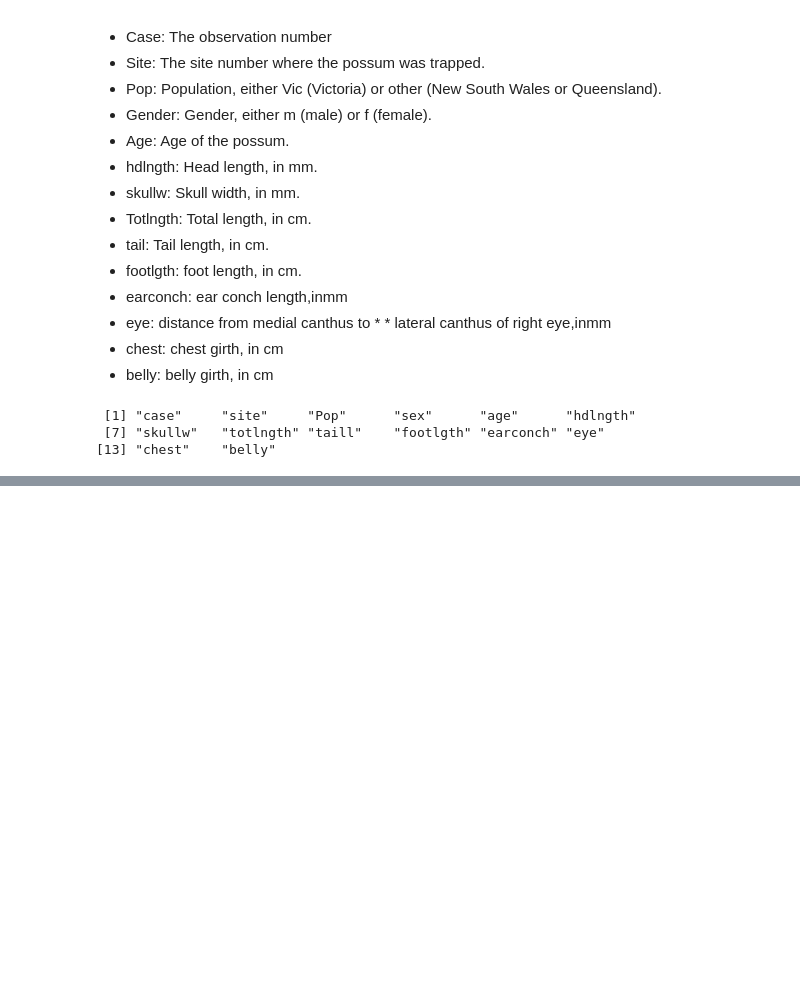
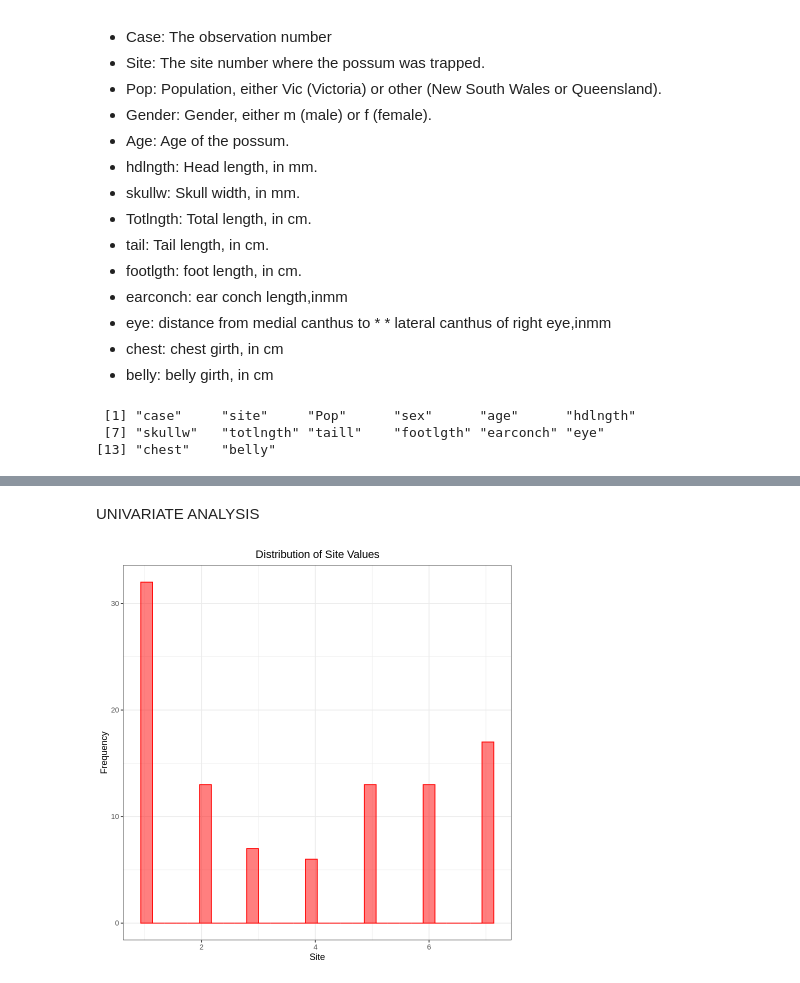
Before and after one commit to chisomruth/SAIL_FELLOWSHIP, a Jupyter notebook: Possum_regression task/Possum_cleaning.ipynb, the cells around one changed output, grey strips where cells are left out. Drawn from its saved outputs; the diff is of its cells as text; code cells hidden in the pictures; blank space fills up the shorter version.

```diff
--- a/Possum_regression task/Possum_cleaning.ipynb
+++ b/Possum_regression task/Possum_cleaning.ipynb
@@ -280,0 +371,12 @@ names(pos)
+# %% [markdown]
+UNIVARIATE ANALYSIS
+# %%
+library(ggplot2)
+
+ggplot2::ggplot(pos, aes(x = site)) +
+  ggplot2::geom_histogram(bins = 30, color = "red", fill = "red", alpha = 0.5) +
+  ggplot2::labs(title = "Distribution of Site Values", x = "Site", y = "Frequency") +
+  ggplot2::theme_bw() +
+  ggplot2::theme(plot.title = element_text(hjust = 0.5))
+# %% [output]
+[figure, added]
```
Also changed, not shown: parts of 34 cells of this notebook.
